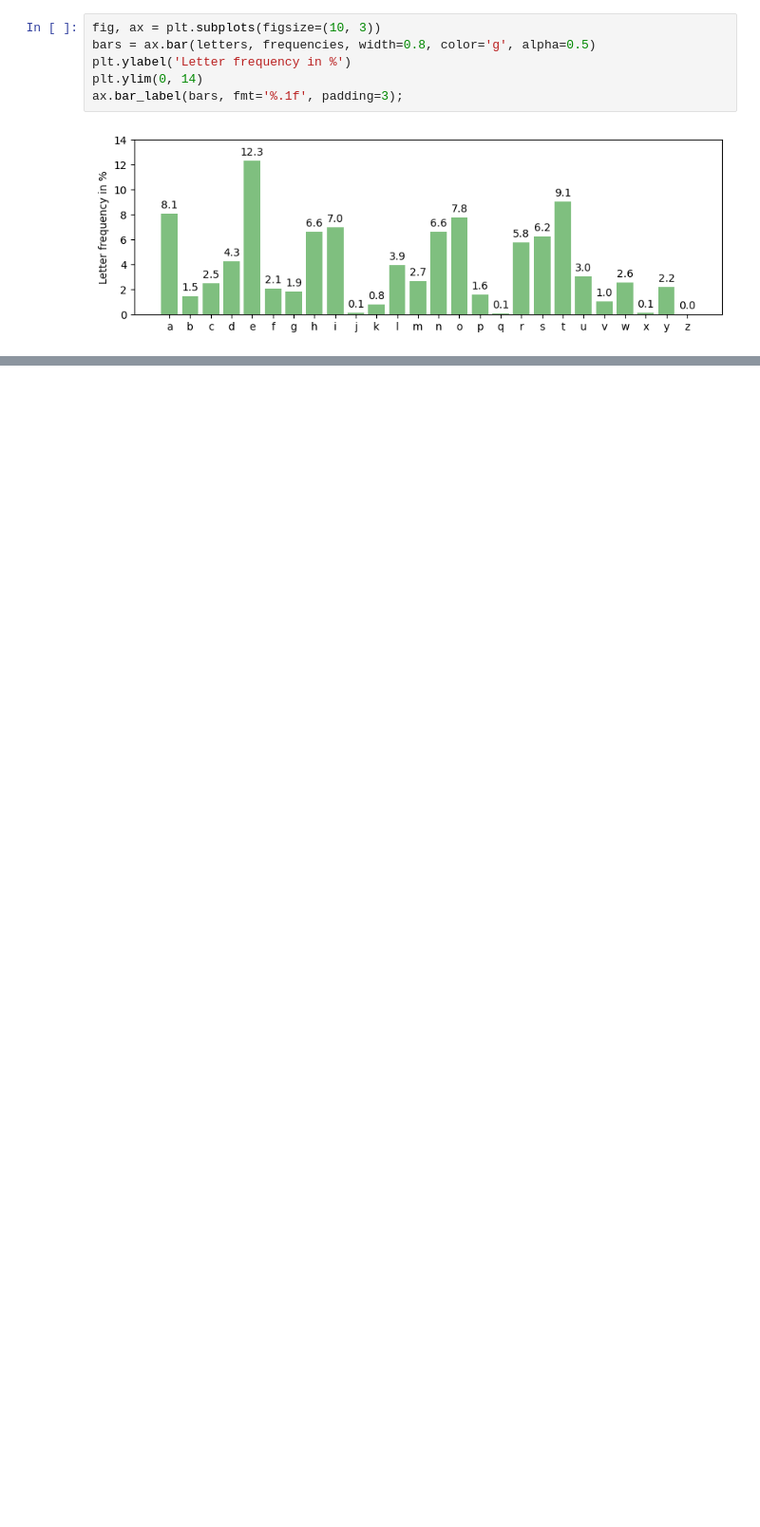
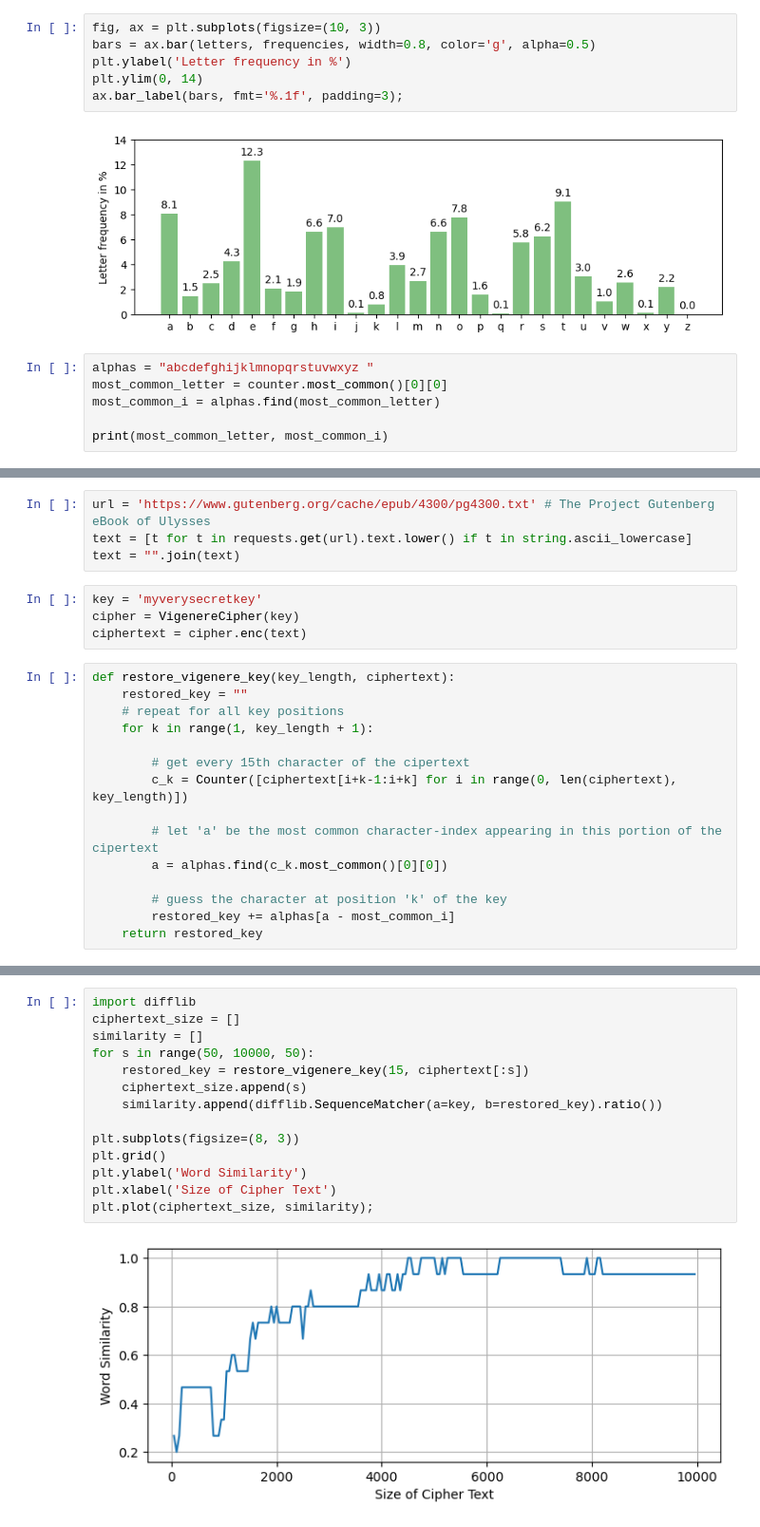
Before and after one commit to thomd/notes-on-cryptography, a Jupyter notebook: cryptography.ipynb, the cells around one changed output, grey strips where cells are left out. Shown at 95% size. Saved outputs shown, nothing was run; the diff lists cells and outputs as text; blank space fills up the shorter version.

Commit message:
vigenere cipher

```diff
--- a/cryptography.ipynb
+++ b/cryptography.ipynb
@@ -240,3 +241,9 @@ plt.ylim(0, 14)
 ax.bar_label(bars, fmt='%.1f', padding=3);
 # %% [output]
 [figure]
+# %%
+alphas = "abcdefghijklmnopqrstuvwxyz "
+most_common_letter = counter.most_common()[0][0]
+most_common_i = alphas.find(most_common_letter)
+
+print(most_common_letter, most_common_i)
@@ -242,0 +262,23 @@ ax.bar_label(bars, fmt='%.1f', padding=3);
+# %%
+url = 'https://www.gutenberg.org/cache/epub/4300/pg4300.txt' # The Project Gutenberg eBook of Ulysses
+text = [t for t in requests.get(url).text.lower() if t in string.ascii_lowercase]
+text = "".join(text)
+# %%
+key = 'myverysecretkey'
+cipher = VigenereCipher(key)
+ciphertext = cipher.enc(text)
+# %%
+def restore_vigenere_key(key_length, ciphertext):
+    restored_key = ""
+    # repeat for all key positions
+    for k in range(1, key_length + 1):
+
+        # get every 15th character of the cipertext
+        c_k = Counter([ciphertext[i+k-1:i+k] for i in range(0, len(ciphertext), key_length)])
+
+        # let 'a' be the most common character-index appearing in this portion of the cipertext
+        a = alphas.find(c_k.most_common()[0][0])
+
+        # guess the character at position 'k' of the key
+        restored_key += alphas[a - most_common_i]
+    return restored_key
@@ -242,0 +299,16 @@ ax.bar_label(bars, fmt='%.1f', padding=3);
+# %%
+import difflib
+ciphertext_size = []
+similarity = []
+for s in range(50, 10000, 50):
+    restored_key = restore_vigenere_key(15, ciphertext[:s])
+    ciphertext_size.append(s)
+    similarity.append(difflib.SequenceMatcher(a=key, b=restored_key).ratio())
+
+plt.subplots(figsize=(8, 3))
+plt.grid()
+plt.ylabel('Word Similarity')
+plt.xlabel('Size of Cipher Text')
+plt.plot(ciphertext_size, similarity);
+# %% [output]
+[figure, added]
```
Also changed, not shown: parts of 15 cells of this notebook.
